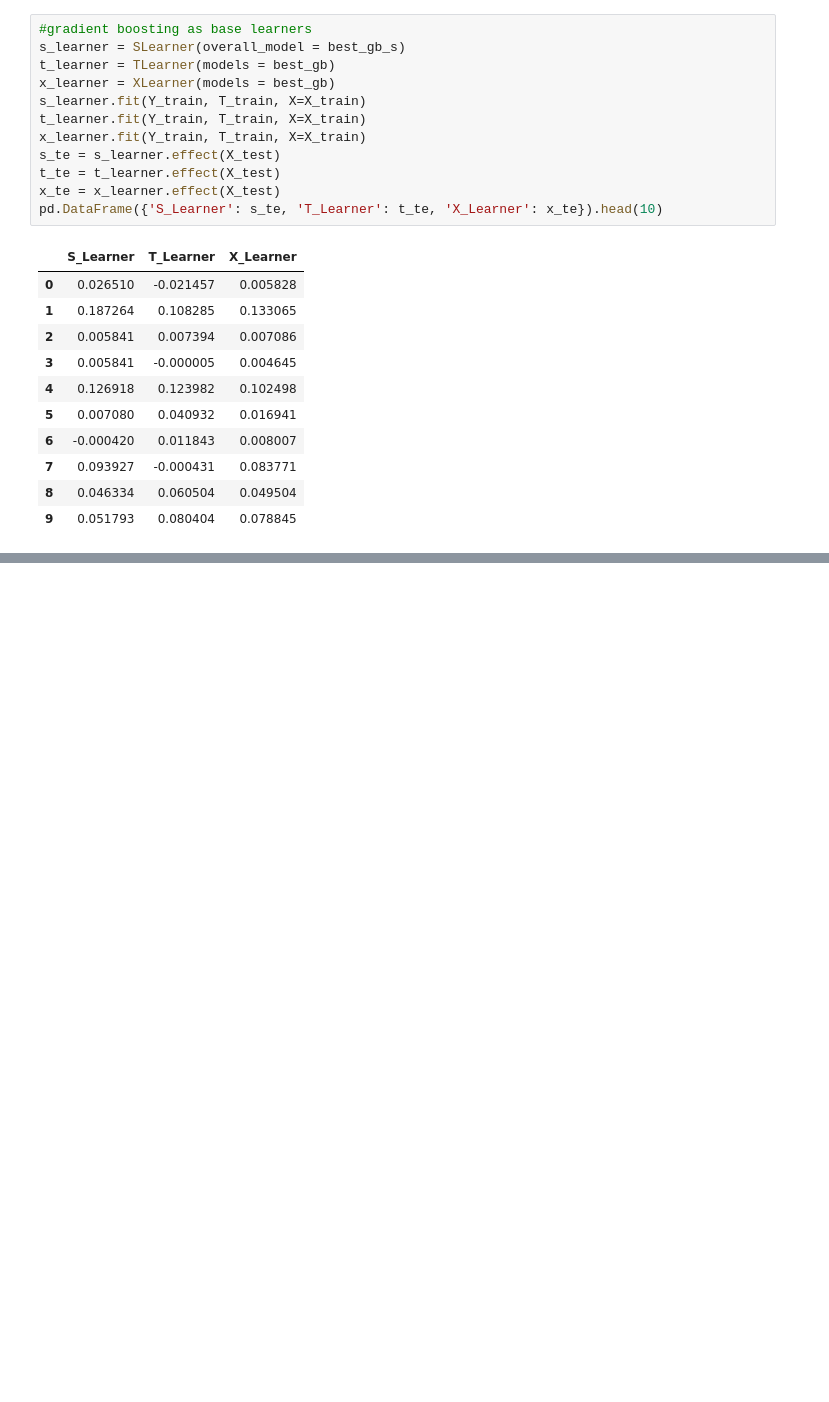
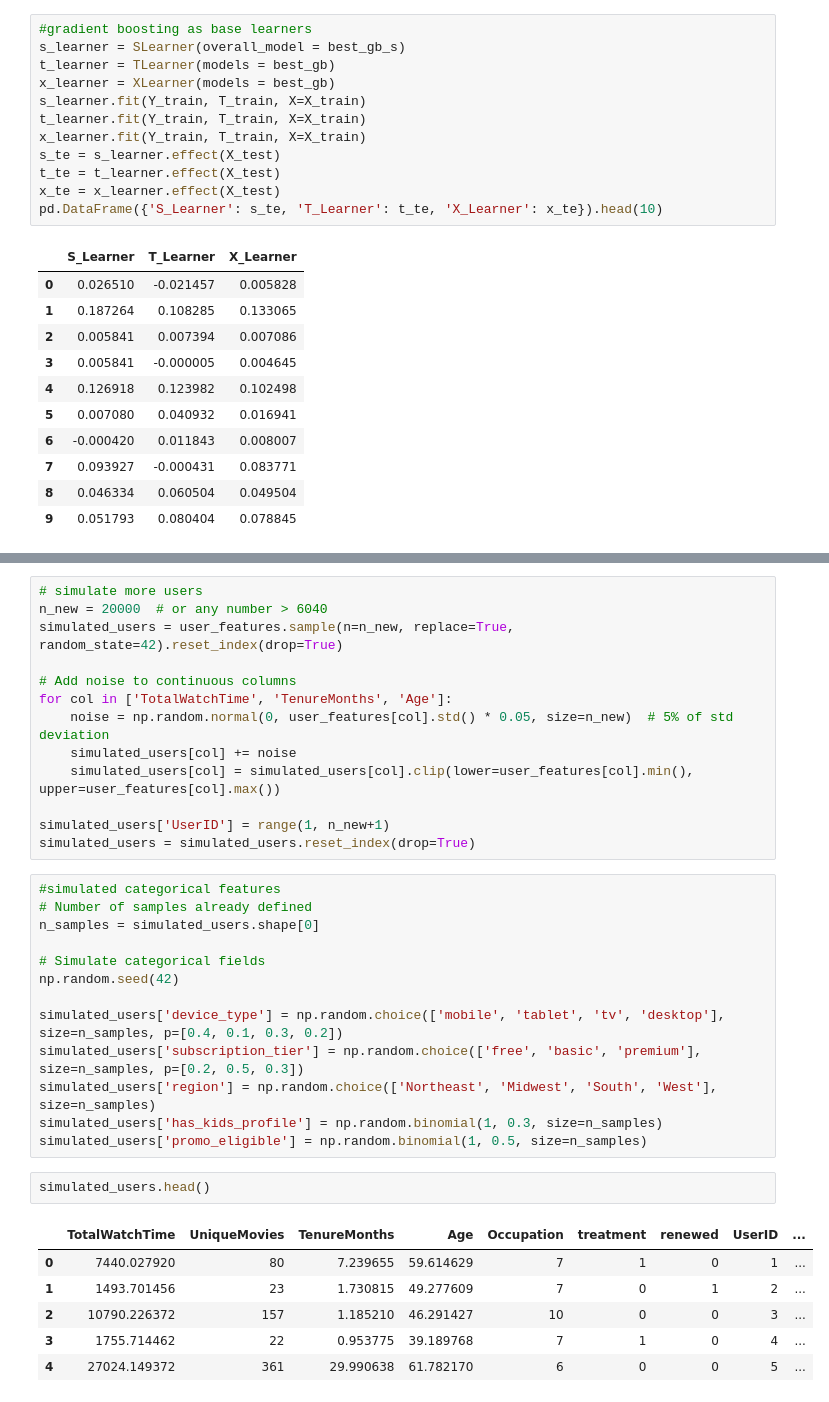
Before and after one commit to stevechengnyc/meta_learners, a Jupyter notebook: MovieLens_EconML_Uplift_Modeling_Final_edited.ipynb, the cells around one changed output, grey strips where cells are left out. Saved outputs shown, nothing was run; the diff lists cells and outputs as text; blank space fills up the shorter version.

```diff
--- a/MovieLens_EconML_Uplift_Modeling_Final_edited.ipynb
+++ b/MovieLens_EconML_Uplift_Modeling_Final_edited.ipynb
@@ -468,0 +497,35 @@ pd.DataFrame({'S_Learner': s_te, 'T_Learner': t_te, 'X_Learner': x_te}).head(10)
+# %%
+# simulate more users
+n_new = 20000  # or any number > 6040
+simulated_users = user_features.sample(n=n_new, replace=True, random_state=42).reset_index(drop=True)
+
+# Add noise to continuous columns
+for col in ['TotalWatchTime', 'TenureMonths', 'Age']:
+    noise = np.random.normal(0, user_features[col].std() * 0.05, size=n_new)  # 5% of std deviation
+    simulated_users[col] += noise
+    simulated_users[col] = simulated_users[col].clip(lower=user_features[col].min(), upper=user_features[col].max())
+
+simulated_users['UserID'] = range(1, n_new+1)
+simulated_users = simulated_users.reset_index(drop=True)
+# %%
+#simulated categorical features
+# Number of samples already defined
+n_samples = simulated_users.shape[0]
+
+# Simulate categorical fields
+np.random.seed(42)
+
+simulated_users['device_type'] = np.random.choice(['mobile', 'tablet', 'tv', 'desktop'], size=n_samples, p=[0.4, 0.1, 0.3, 0.2])
+simulated_users['subscription_tier'] = np.random.choice(['free', 'basic', 'premium'], size=n_samples, p=[0.2, 0.5, 0.3])
+simulated_users['region'] = np.random.choice(['Northeast', 'Midwest', 'South', 'West'], size=n_samples)
+simulated_users['has_kids_profile'] = np.random.binomial(1, 0.3, size=n_samples)
+simulated_users['promo_eligible'] = np.random.binomial(1, 0.5, size=n_samples)
+# %%
+simulated_users.head()
+# %% [output]
+|  | TotalWatchTime | UniqueMovies | TenureMonths | Age | Occupation | treatment | renewed | UserID | ... |
+| 0 | 7440.027920 | 80 | 7.239655 | 59.614629 | 7 | 1 | 0 | 1 | ... |
+| 1 | 1493.701456 | 23 | 1.730815 | 49.277609 | 7 | 0 | 1 | 2 | ... |
+| 2 | 10790.226372 | 157 | 1.185210 | 46.291427 | 10 | 0 | 0 | 3 | ... |
+| 3 | 1755.714462 | 22 | 0.953775 | 39.189768 | 7 | 1 | 0 | 4 | ... |
+| 4 | 27024.149372 | 361 | 29.990638 | 61.782170 | 6 | 0 | 0 | 5 | ... |
```
Also changed, not shown: parts of 38 cells of this notebook.
